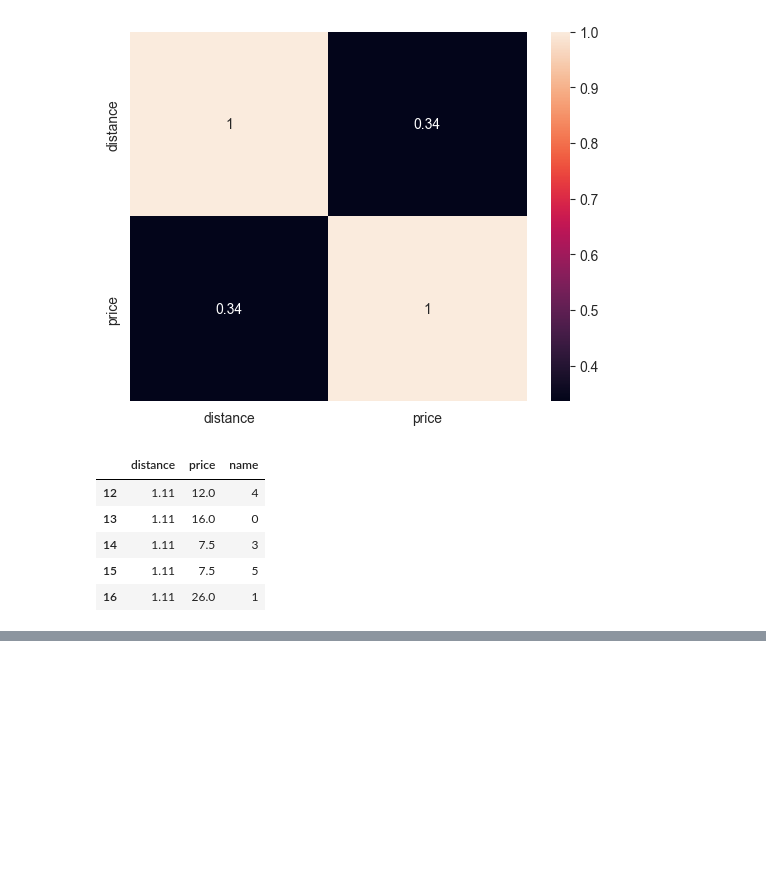
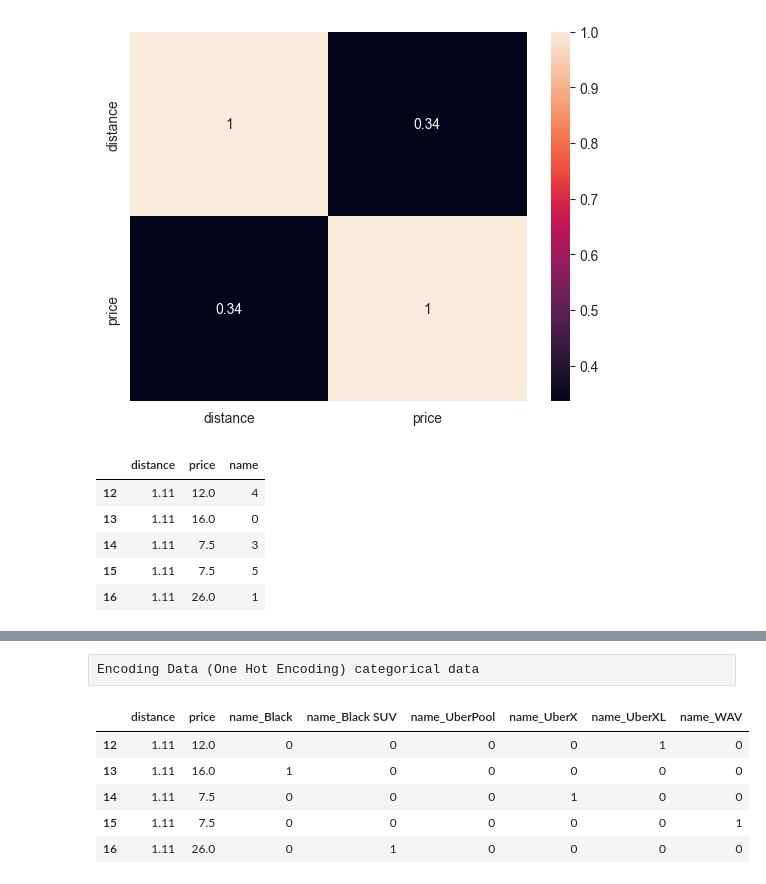
Before and after one commit to bossbruno/RideHailCompare, a Jupyter notebook: analysis.ipynb, the cells around one changed output, grey strips where cells are left out. Cells and saved outputs as stored; diff of their text form; code cells hidden in the pictures; blank space fills up the shorter version.

```diff
--- a/analysis.ipynb
+++ b/analysis.ipynb
@@ -293,0 +309,2 @@ sns.heatmap(df_cat_encode.corr(),annot=True)
+# %% [raw]
+Encoding Data (One Hot Encoding) categorical data
@@ -293,0 +326,13 @@ sns.heatmap(df_cat_encode.corr(),annot=True)
+# %%
+new_df_onehot=new_df.copy()
+for col in new_df_onehot.select_dtypes(include='O').columns:
+    new_df_onehot=one_hot_encoder(new_df_onehot,col)
+
+new_df_onehot.head()
+# %% [output]
+|  | distance | price | name_Black | name_Black SUV | name_UberPool | name_UberX | name_UberXL | name_WAV |
+| 12 | 1.11 | 12.0 | 0 | 0 | 0 | 0 | 1 | 0 |
+| 13 | 1.11 | 16.0 | 1 | 0 | 0 | 0 | 0 | 0 |
+| 14 | 1.11 | 7.5 | 0 | 0 | 0 | 1 | 0 | 0 |
+| 15 | 1.11 | 7.5 | 0 | 0 | 0 | 0 | 0 | 1 |
+| 16 | 1.11 | 26.0 | 0 | 1 | 0 | 0 | 0 | 0 |
```
Also changed, not shown: parts of 13 cells of this notebook, 1 other file.
